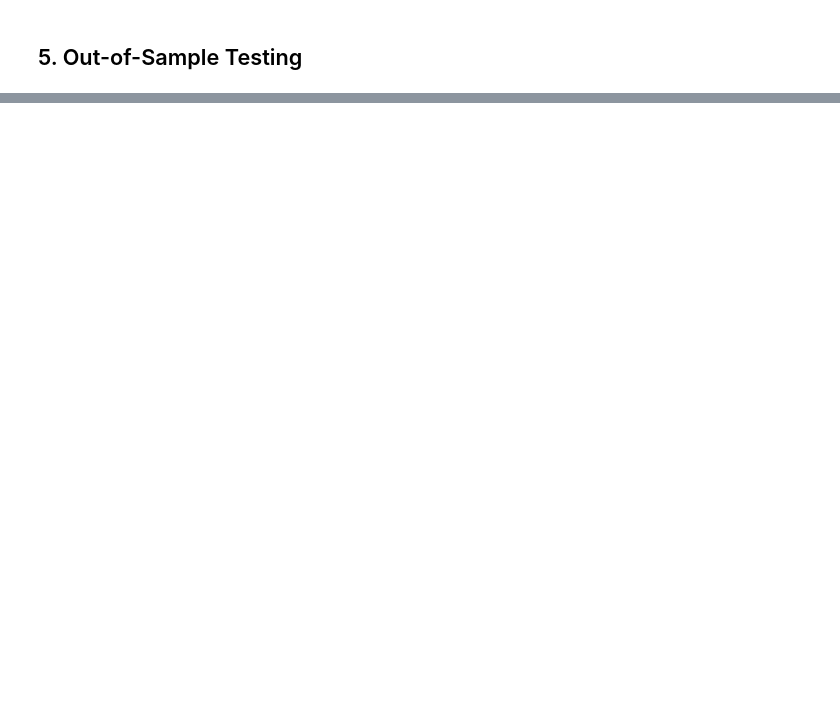
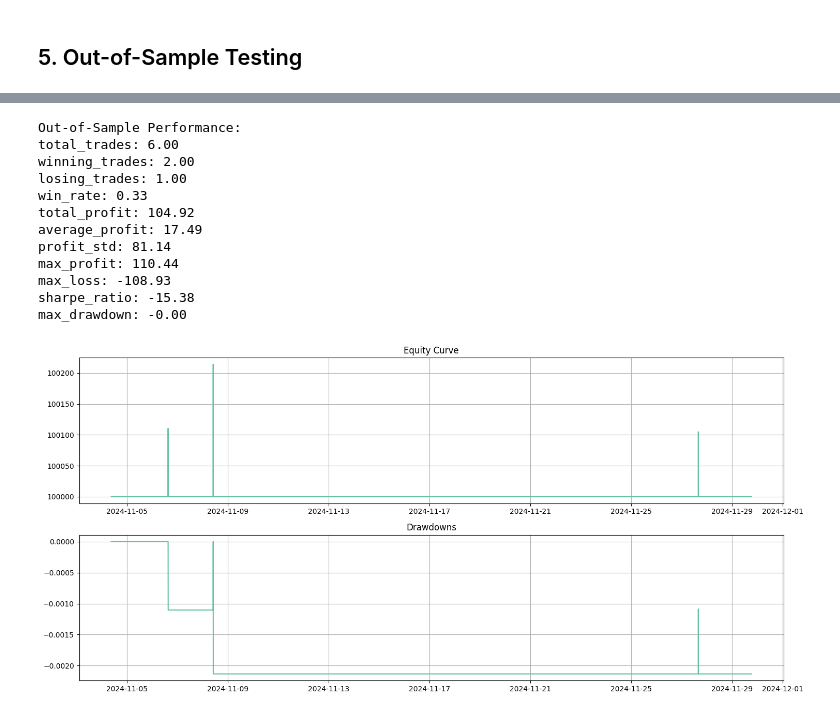
Before and after one commit to Rpinto003/mini-dolar-strategy-v5, a Jupyter notebook: notebooks/2_strategy_testing_v2.ipynb, the cells around one changed output, grey strips where cells are left out. Saved outputs shown, nothing was run; the diff lists cells and outputs as text; code cells hidden in the pictures; blank space fills up the shorter version.

```diff
--- a/notebooks/2_strategy_testing_v2.ipynb
+++ b/notebooks/2_strategy_testing_v2.ipynb
@@ -21,20 +21,14 @@ from src.agents.coordinator import StrategyCoordinator
 from src.reporting.performance import PerformanceAnalyzer
 
 # Configure plotting
-plt.style.use('seaborn')
+plt.style.use('default')
 plt.rcParams['figure.figsize'] = [12, 6]
 sns.set_palette('Set2')
 # %% [markdown]
 ## 1. Initial Strategy Test
 # %%
 # Initialize components
-coordinator = StrategyCoordinator(
-    initial_balance=100000,
-    max_position=1,
-    stop_loss=100,
-    take_profit=200
-)
-
+coordinator = StrategyCoordinator(db_path="../src/data/database/candles.db")
 analyzer = PerformanceAnalyzer()
 
 # Run backtest
@@ -44,7 +38,7 @@ start_date = end_date - timedelta(days=180)
 results = coordinator.backtest(
     start_date=start_date.strftime('%Y-%m-%d'),
     end_date=end_date.strftime('%Y-%m-%d'),
-    timeframe='5T'
+    interval=5  # 5 minutos
 )
 
 # Get performance metrics
@@ -94,6 +142,8 @@ def optimize_parameters(start_date, end_date):
 
     results = []
 
+    db_path = "../src/data/database/candles.db"
+
     # Grid search
     for params in product(rsi_periods, ma_fast_periods, ma_slow_periods, stop_losses, take_profits):
         rsi, ma_fast, ma_slow, sl, tp = params
@@ -103,14 +153,15 @@ def optimize_parameters(start_date, end_date):
             initial_balance=100000,
             max_position=1,
             stop_loss=sl,
-            take_profit=tp
+            take_profit=tp,
+            db_path=db_path
         )
 
         # Run backtest
         backtest_results = coord.backtest(
             start_date=start_date,
             end_date=end_date,
-            timeframe='5T'
+            interval=5
         )
 
         # Calculate metrics
@@ -183,12 +279,15 @@ print(f"Take Profit: {best_params['take_profit']}")
 # %% [markdown]
 ## 5. Out-of-Sample Testing
 # %%
+db_path = "../src/data/database/candles.db"
+
 # Test optimized strategy on recent data
 coordinator_optimized = StrategyCoordinator(
     initial_balance=100000,
     max_position=1,
     stop_loss=best_params['stop_loss'],
-    take_profit=best_params['take_profit']
+    take_profit=best_params['take_profit'],
+    db_path=db_path
 )
 
 # Run backtest on recent data
@@ -198,7 +297,7 @@ start_date = end_date - timedelta(days=30)  # Last month
 recent_results = coordinator_optimized.backtest(
     start_date=start_date.strftime('%Y-%m-%d'),
     end_date=end_date.strftime('%Y-%m-%d'),
-    timeframe='5T'
+    interval=5
 )
 
 # Calculate and show performance
@@ -209,3 +308,4 @@ for metric, value in recent_metrics.items():
 
 # Plot equity curve
 analyzer.plot_equity_curve(recent_results)
+# %% [output]
@@ -211,0 +324,13 @@ analyzer.plot_equity_curve(recent_results)
+Out-of-Sample Performance:
+total_trades: 6.00
+winning_trades: 2.00
+losing_trades: 1.00
+win_rate: 0.33
+total_profit: 104.92
+average_profit: 17.49
+profit_std: 81.14
+max_profit: 110.44
+max_loss: -108.93
+sharpe_ratio: -15.38
+max_drawdown: -0.00
+[figure, added]
```
Also changed, not shown: parts of 5 cells of this notebook, 20 other files.
